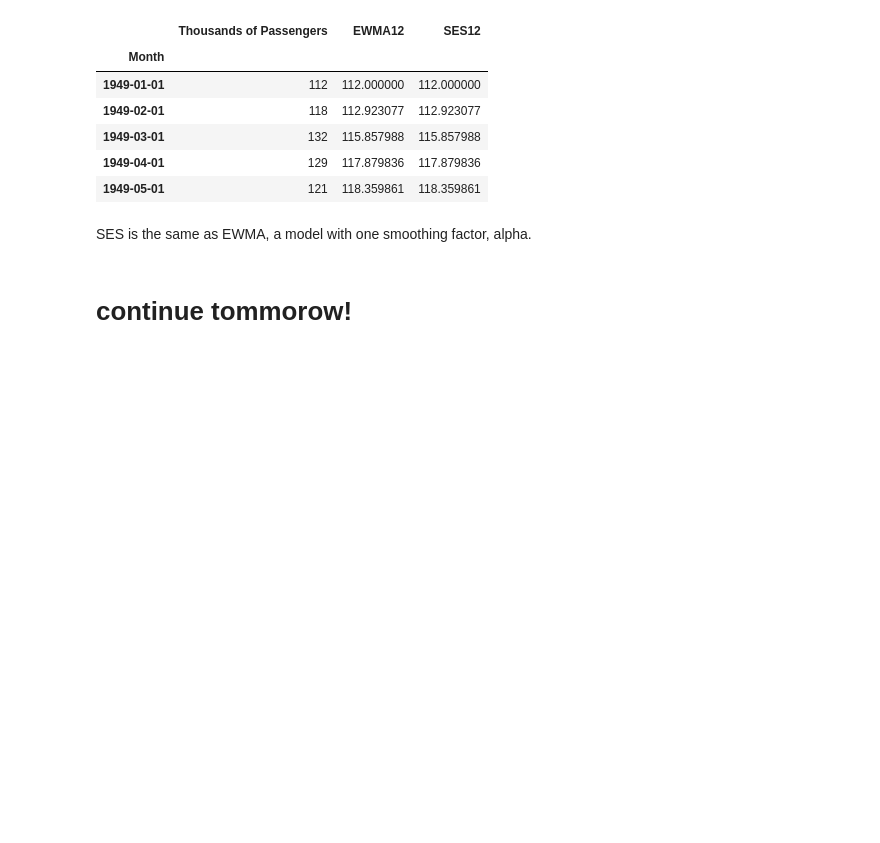
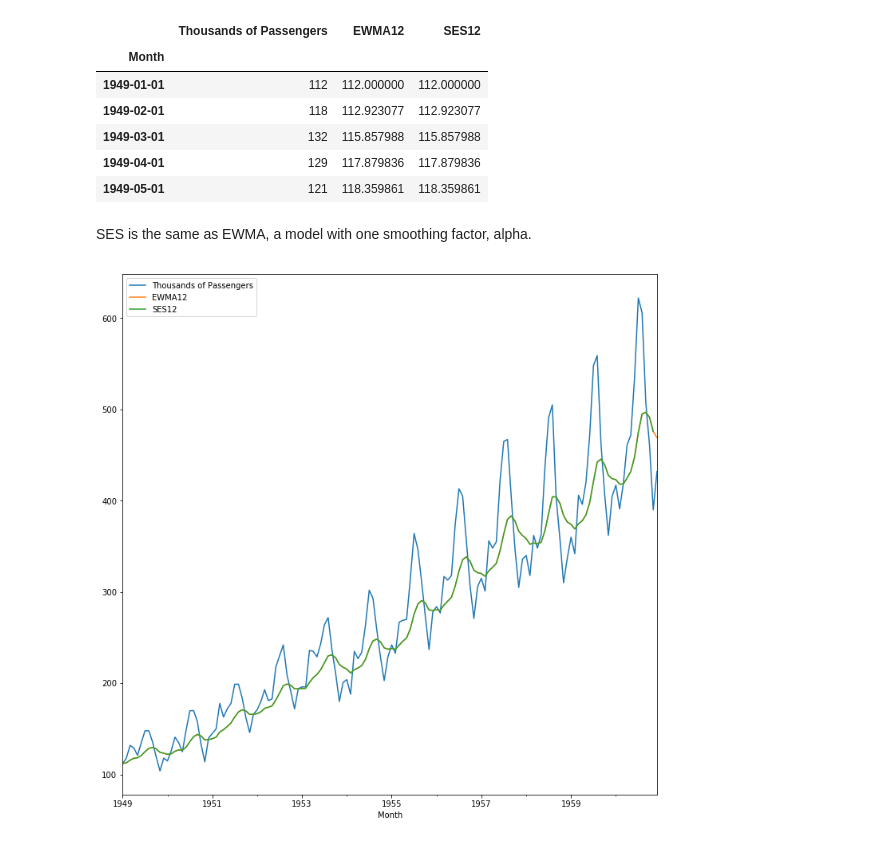
Before and after one commit to saifulrijal-ds/time-series-analysis-python, a Jupyter notebook: learn-notes_tsa-with-statsmodel.ipynb, the cells around one changed output. Saved outputs shown, nothing was run; the diff lists cells and outputs as text; code cells hidden in the pictures; blank space fills up the shorter version.

```diff
--- a/learn-notes_tsa-with-statsmodel.ipynb
+++ b/learn-notes_tsa-with-statsmodel.ipynb
@@ -323,5 +323,7 @@ airline2.head()
 # airline2['SES12']=SimpleExpSmoothing(df['Thousands of Passengers']).fit(smoothing_level=alpha,optimized=False).fittedvalues.shift(-1)
 # %% [markdown]
 SES is the same as EWMA, a model with one smoothing factor, alpha.
-# %% [markdown]
-# continue tommorow!
+# %%
+airline2.plot().autoscale(axis='x', tight=True);
+# %% [output]
+[figure, added]
```
Also changed, not shown: parts of 16 cells of this notebook.
